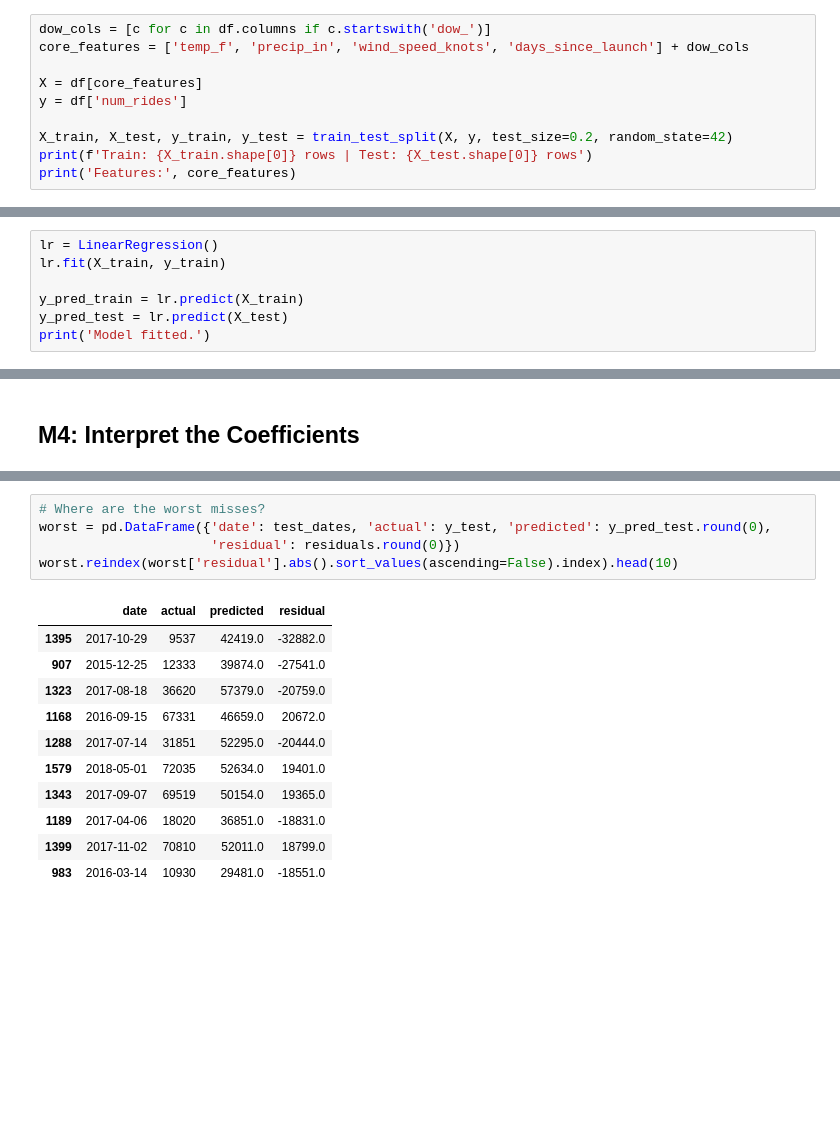
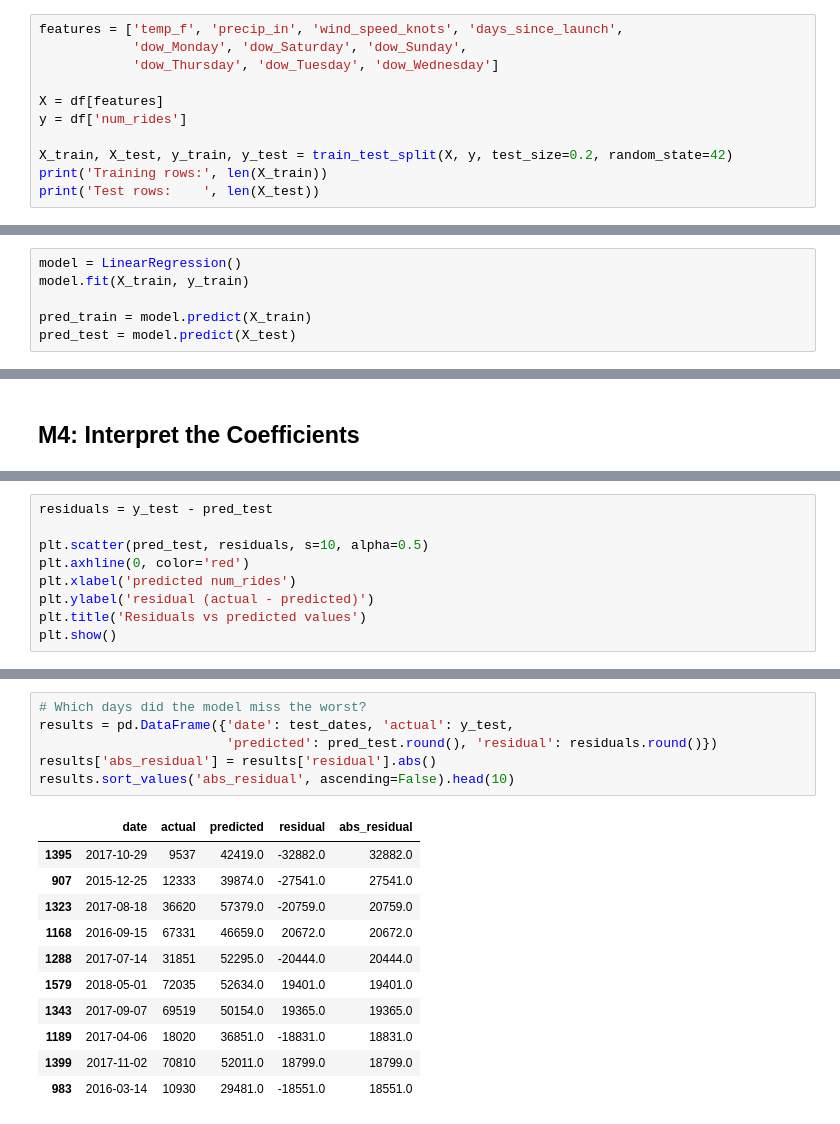
Before and after one commit to code-by-leo/citibike-ridership-model, a Jupyter notebook: code/model.ipynb, the cells around one changed output, grey strips where cells are left out. Cells and saved outputs as stored; diff of their text form; blank space fills up the shorter version.

```diff
--- a/code/model.ipynb
+++ b/code/model.ipynb
@@ -43,11 +40,12 @@ residuals against them later.
 # %%
-dow_cols = [c for c in df.columns if c.startswith('dow_')]
-core_features = ['temp_f', 'precip_in', 'wind_speed_knots', 'days_since_launch'] + dow_cols
+features = ['temp_f', 'precip_in', 'wind_speed_knots', 'days_since_launch',
+            'dow_Monday', 'dow_Saturday', 'dow_Sunday',
+            'dow_Thursday', 'dow_Tuesday', 'dow_Wednesday']
 
-X = df[core_features]
+X = df[features]
 y = df['num_rides']
 
 X_train, X_test, y_train, y_test = train_test_split(X, y, test_size=0.2, random_state=42)
-print(f'Train: {X_train.shape[0]} rows | Test: {X_test.shape[0]} rows')
-print('Features:', core_features)
+print('Training rows:', len(X_train))
+print('Test rows:    ', len(X_test))
 # %% [output]
@@ -61,7 +56,6 @@ dummies (Friday baseline), and the trend feature.
 # %%
-lr = LinearRegression()
-lr.fit(X_train, y_train)
+model = LinearRegression()
+model.fit(X_train, y_train)
 
-y_pred_train = lr.predict(X_train)
-y_pred_test = lr.predict(X_test)
-print('Model fitted.')
+pred_train = model.predict(X_train)
+pred_test = model.predict(X_test)
@@ -167,0 +135,9 @@ plt.show()
+# %%
+residuals = y_test - pred_test
+
+plt.scatter(pred_test, residuals, s=10, alpha=0.5)
+plt.axhline(0, color='red')
+plt.xlabel('predicted num_rides')
+plt.ylabel('residual (actual - predicted)')
+plt.title('Residuals vs predicted values')
+plt.show()
@@ -168,18 +157,19 @@ plt.show()
 # %%
-# Where are the worst misses?
-worst = pd.DataFrame({'date': test_dates, 'actual': y_test, 'predicted': y_pred_test.round(0),
-                      'residual': residuals.round(0)})
-worst.reindex(worst['residual'].abs().sort_values(ascending=False).index).head(10)
+# Which days did the model miss the worst?
+results = pd.DataFrame({'date': test_dates, 'actual': y_test,
+                        'predicted': pred_test.round(), 'residual': residuals.round()})
+results['abs_residual'] = results['residual'].abs()
+results.sort_values('abs_residual', ascending=False).head(10)
 # %% [output]
-|  | date | actual | predicted | residual |
-| 1395 | 2017-10-29 | 9537 | 42419.0 | -32882.0 |
-| 907 | 2015-12-25 | 12333 | 39874.0 | -27541.0 |
-| 1323 | 2017-08-18 | 36620 | 57379.0 | -20759.0 |
-| 1168 | 2016-09-15 | 67331 | 46659.0 | 20672.0 |
-| 1288 | 2017-07-14 | 31851 | 52295.0 | -20444.0 |
-| 1579 | 2018-05-01 | 72035 | 52634.0 | 19401.0 |
-| 1343 | 2017-09-07 | 69519 | 50154.0 | 19365.0 |
-| 1189 | 2017-04-06 | 18020 | 36851.0 | -18831.0 |
-| 1399 | 2017-11-02 | 70810 | 52011.0 | 18799.0 |
-| 983 | 2016-03-14 | 10930 | 29481.0 | -18551.0 |
+|  | date | actual | predicted | residual | abs_residual |
+| 1395 | 2017-10-29 | 9537 | 42419.0 | -32882.0 | 32882.0 |
+| 907 | 2015-12-25 | 12333 | 39874.0 | -27541.0 | 27541.0 |
+| 1323 | 2017-08-18 | 36620 | 57379.0 | -20759.0 | 20759.0 |
+| 1168 | 2016-09-15 | 67331 | 46659.0 | 20672.0 | 20672.0 |
+| 1288 | 2017-07-14 | 31851 | 52295.0 | -20444.0 | 20444.0 |
+| 1579 | 2018-05-01 | 72035 | 52634.0 | 19401.0 | 19401.0 |
+| 1343 | 2017-09-07 | 69519 | 50154.0 | 19365.0 | 19365.0 |
+| 1189 | 2017-04-06 | 18020 | 36851.0 | -18831.0 | 18831.0 |
+| 1399 | 2017-11-02 | 70810 | 52011.0 | 18799.0 | 18799.0 |
+| 983 | 2016-03-14 | 10930 | 29481.0 | -18551.0 | 18551.0 |
 # %% [markdown]
```
Also changed, not shown: parts of 23 cells of this notebook, 3 other files.
